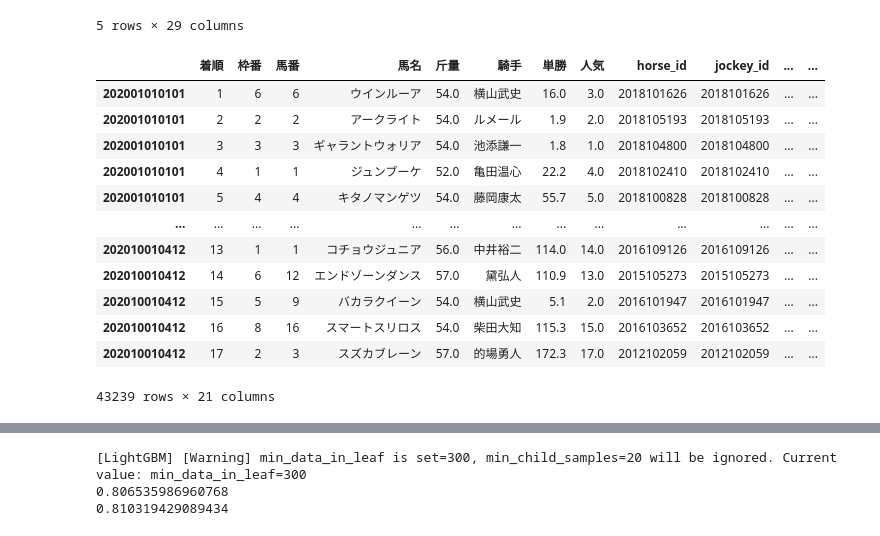
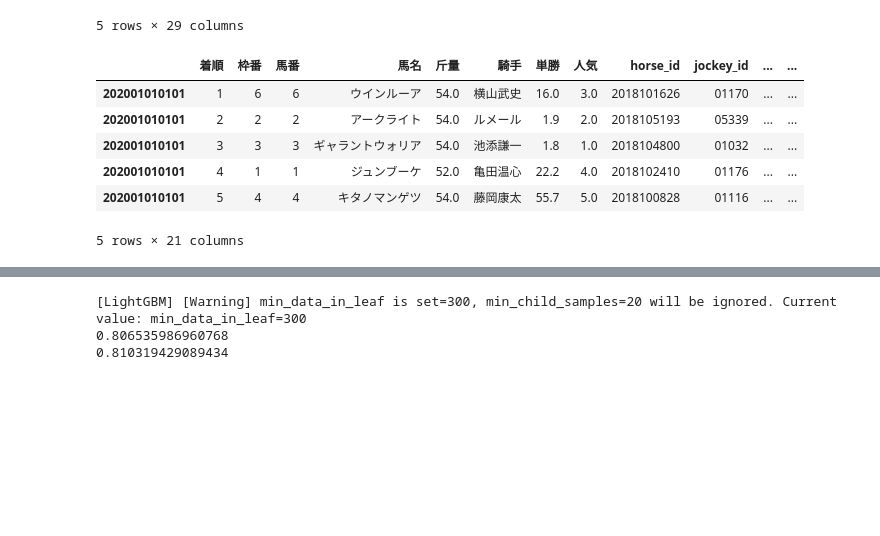
Before and after one commit to Kyosuke-Fukui/Machine_Learning_for_Keiba, a Jupyter notebook: 7.consider return.ipynb, the cells around one changed output, grey strips where cells are left out. Cells and saved outputs as stored; diff of their text form; code cells hidden in the pictures; blank space fills up the shorter version.

```diff
--- a/7.consider return.ipynb
+++ b/7.consider return.ipynb
@@ -246,21 +228,15 @@ class HorseResults:
 # %%
 hr = HorseResults(horse_results)
 results_5R = hr.merge_all(result, 5)
-results_5R
+results_5R.head()
 # %% [output]
 |  | 着順 | 枠番 | 馬番 | 馬名 | 斤量 | 騎手 | 単勝 | 人気 | horse_id | jockey_id | ... | ... |
-| 202001010101 | 1 | 6 | 6 | ウインルーア | 54.0 | 横山武史 | 16.0 | 3.0 | 2018101626 | 2018101626 | ... | ... |
-| 202001010101 | 2 | 2 | 2 | アークライト | 54.0 | ルメール | 1.9 | 2.0 | 2018105193 | 2018105193 | ... | ... |
-| 202001010101 | 3 | 3 | 3 | ギャラントウォリア | 54.0 | 池添謙一 | 1.8 | 1.0 | 2018104800 | 2018104800 | ... | ... |
-| 202001010101 | 4 | 1 | 1 | ジュンブーケ | 52.0 | 亀田温心 | 22.2 | 4.0 | 2018102410 | 2018102410 | ... | ... |
-| 202001010101 | 5 | 4 | 4 | キタノマンゲツ | 54.0 | 藤岡康太 | 55.7 | 5.0 | 2018100828 | 2018100828 | ... | ... |
-| ... | ... | ... | ... | ... | ... | ... | ... | ... | ... | ... | ... | ... |
-| 202010010412 | 13 | 1 | 1 | コチョウジュニア | 56.0 | 中井裕二 | 114.0 | 14.0 | 2016109126 | 2016109126 | ... | ... |
-| 202010010412 | 14 | 6 | 12 | エンドゾーンダンス | 57.0 | 黛弘人 | 110.9 | 13.0 | 2015105273 | 2015105273 | ... | ... |
-| 202010010412 | 15 | 5 | 9 | バカラクイーン | 54.0 | 横山武史 | 5.1 | 2.0 | 2016101947 | 2016101947 | ... | ... |
-| 202010010412 | 16 | 8 | 16 | スマートスリロス | 54.0 | 柴田大知 | 115.3 | 15.0 | 2016103652 | 2016103652 | ... | ... |
-| 202010010412 | 17 | 2 | 3 | スズカブレーン | 57.0 | 的場勇人 | 172.3 | 17.0 | 2012102059 | 2012102059 | ... | ... |
+| 202001010101 | 1 | 6 | 6 | ウインルーア | 54.0 | 横山武史 | 16.0 | 3.0 | 2018101626 | 01170 | ... | ... |
+| 202001010101 | 2 | 2 | 2 | アークライト | 54.0 | ルメール | 1.9 | 2.0 | 2018105193 | 05339 | ... | ... |
+| 202001010101 | 3 | 3 | 3 | ギャラントウォリア | 54.0 | 池添謙一 | 1.8 | 1.0 | 2018104800 | 01032 | ... | ... |
+| 202001010101 | 4 | 1 | 1 | ジュンブーケ | 52.0 | 亀田温心 | 22.2 | 4.0 | 2018102410 | 01176 | ... | ... |
+| 202001010101 | 5 | 4 | 4 | キタノマンゲツ | 54.0 | 藤岡康太 | 55.7 | 5.0 | 2018100828 | 01116 | ... | ... |
-43239 rows × 21 columns
+5 rows × 21 columns
 # %%
 results_5R['rank'] = results_5R['着順'].map(lambda x : 1 if x<4 else 0)
 results_5R.drop(['着順','馬名','騎手'],axis=1, inplace=True)
```
Also changed, not shown: parts of 14 cells of this notebook, 2 other files.
